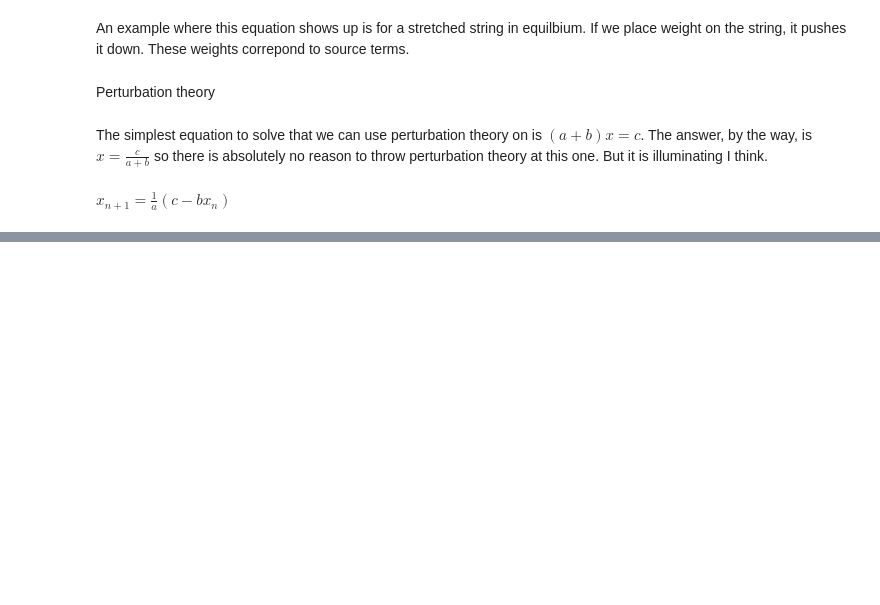
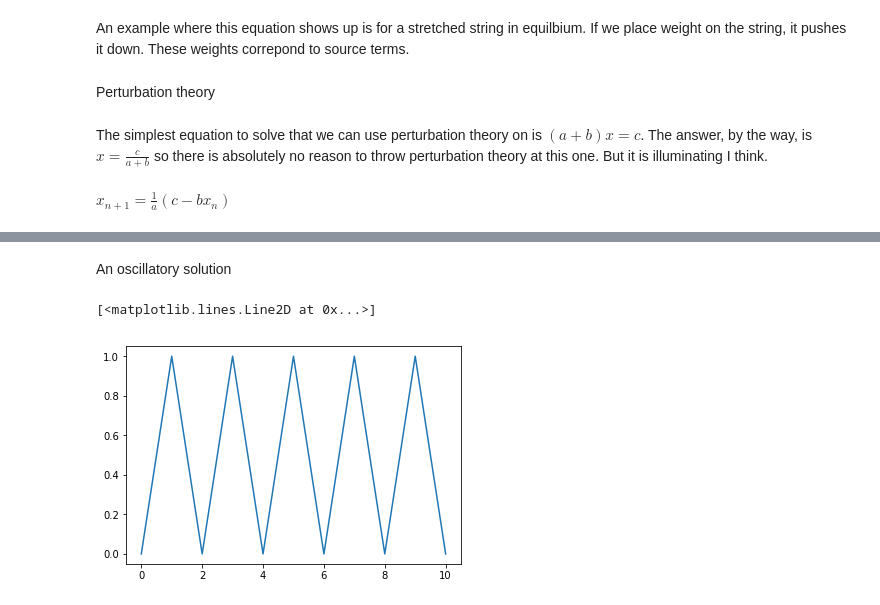
Before and after one commit to philzook58/philzook58.github.io, a Jupyter notebook: pynb/Green's Functions.ipynb, the cells around one changed output, grey strips where cells are left out. Cells and saved outputs as stored; diff of their text form; code cells hidden in the pictures; blank space fills up the shorter version.

```diff
--- a/pynb/Green's Functions.ipynb
+++ b/pynb/Green's Functions.ipynb
@@ -48,0 +72,7 @@ $x = c(1- \frac{b}{a} + (\frac{b}{a})^2 - (\frac{b}{a})^3 + \dots)$
+# %% [markdown]
+An oscillatory solution
+# %%
+plt.plot(simple_solve(1,1,1))
+# %% [output]
+[<matplotlib.lines.Line2D at 0x...>]
+[figure, added]
```
Also changed, not shown: parts of 50 cells of this notebook.
